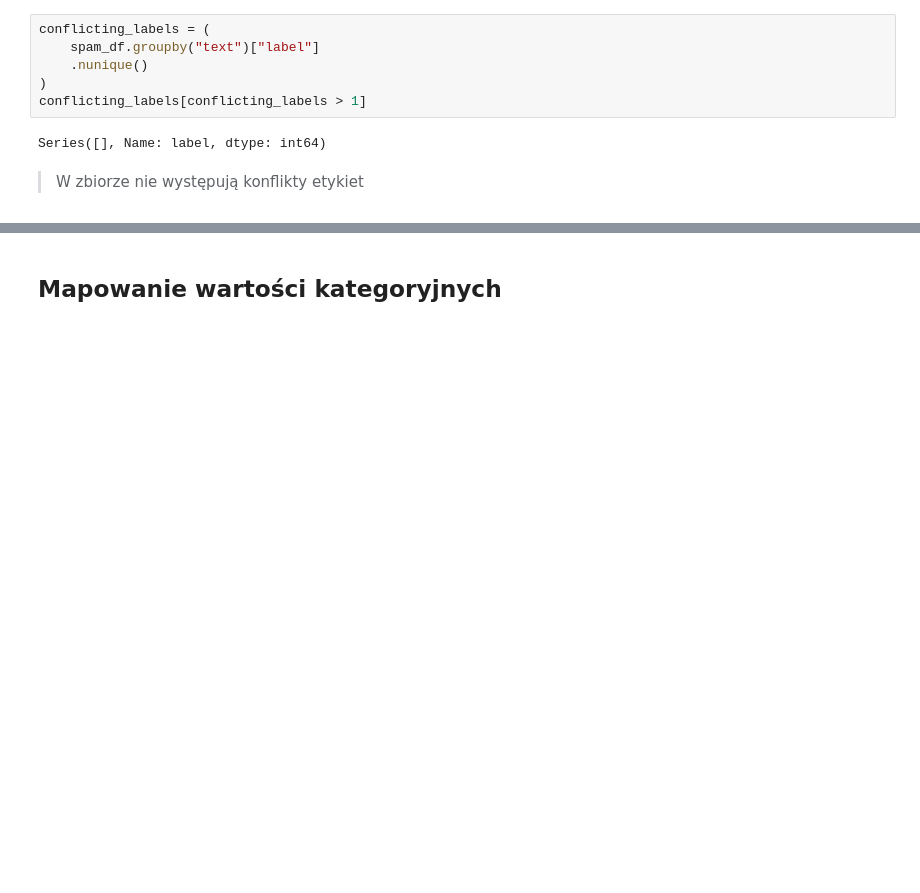
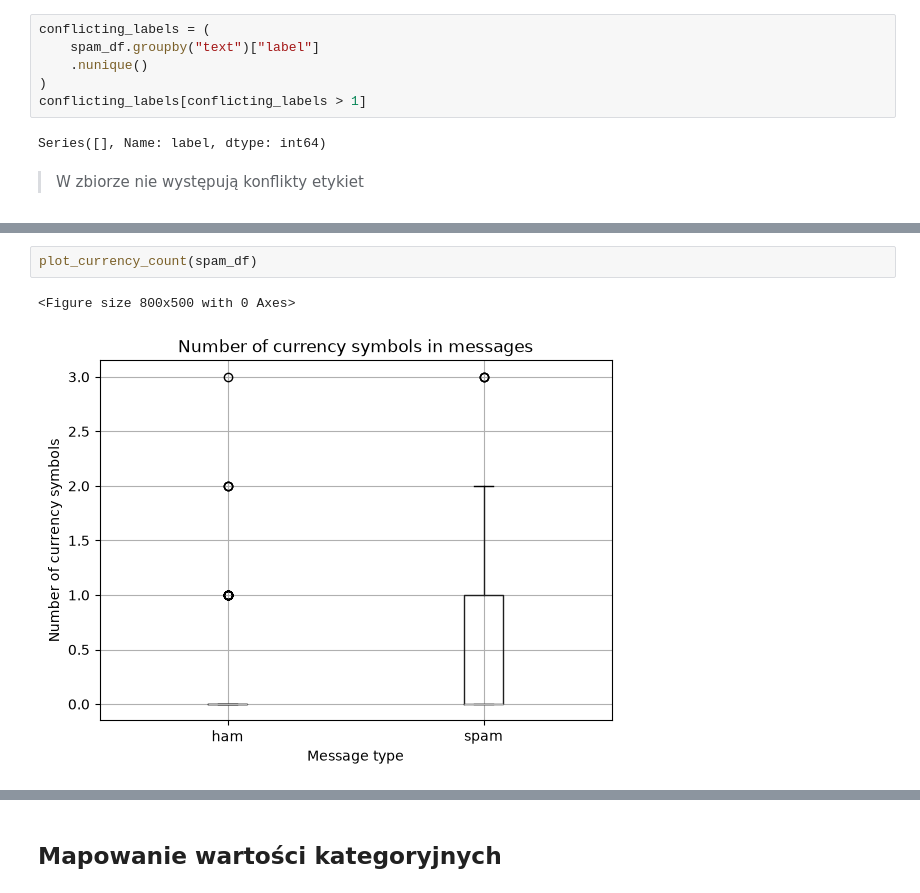
Before and after one commit to moshenetsb/ml-spam-detector, a Jupyter notebook: notebooks/01_data_analysis.ipynb, the cells around one changed output, grey strips where cells are left out. Saved outputs shown, nothing was run; the diff lists cells and outputs as text; blank space fills up the shorter version.

```diff
--- a/notebooks/01_data_analysis.ipynb
+++ b/notebooks/01_data_analysis.ipynb
@@ -131,0 +176,5 @@ Series([], Name: label, dtype: int64)
+# %%
+plot_currency_count(spam_df)
+# %% [output]
+<Figure size 800x500 with 0 Axes>
+[figure, added]
```
Also changed, not shown: parts of 17 cells of this notebook, 3 other files.
